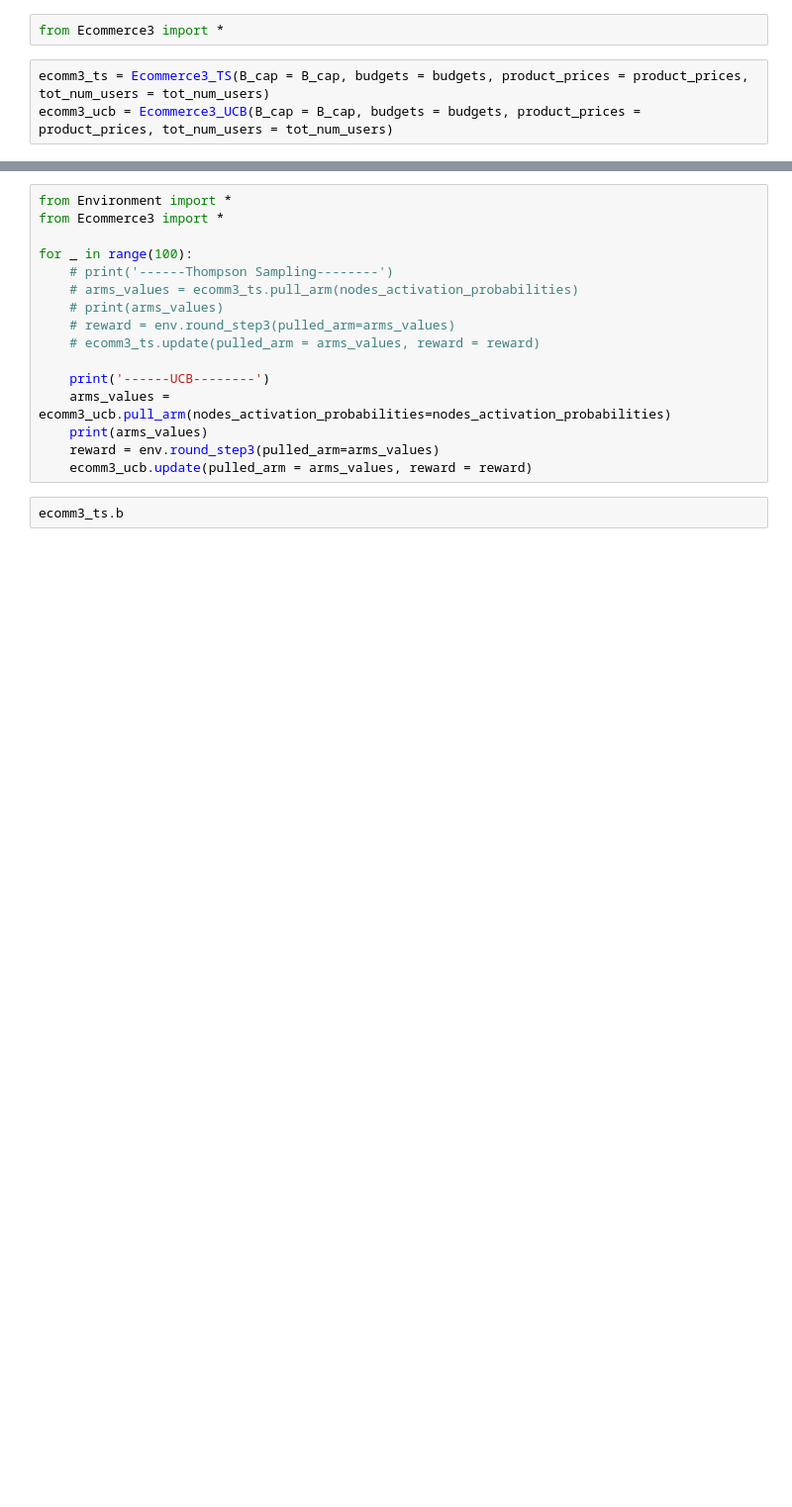
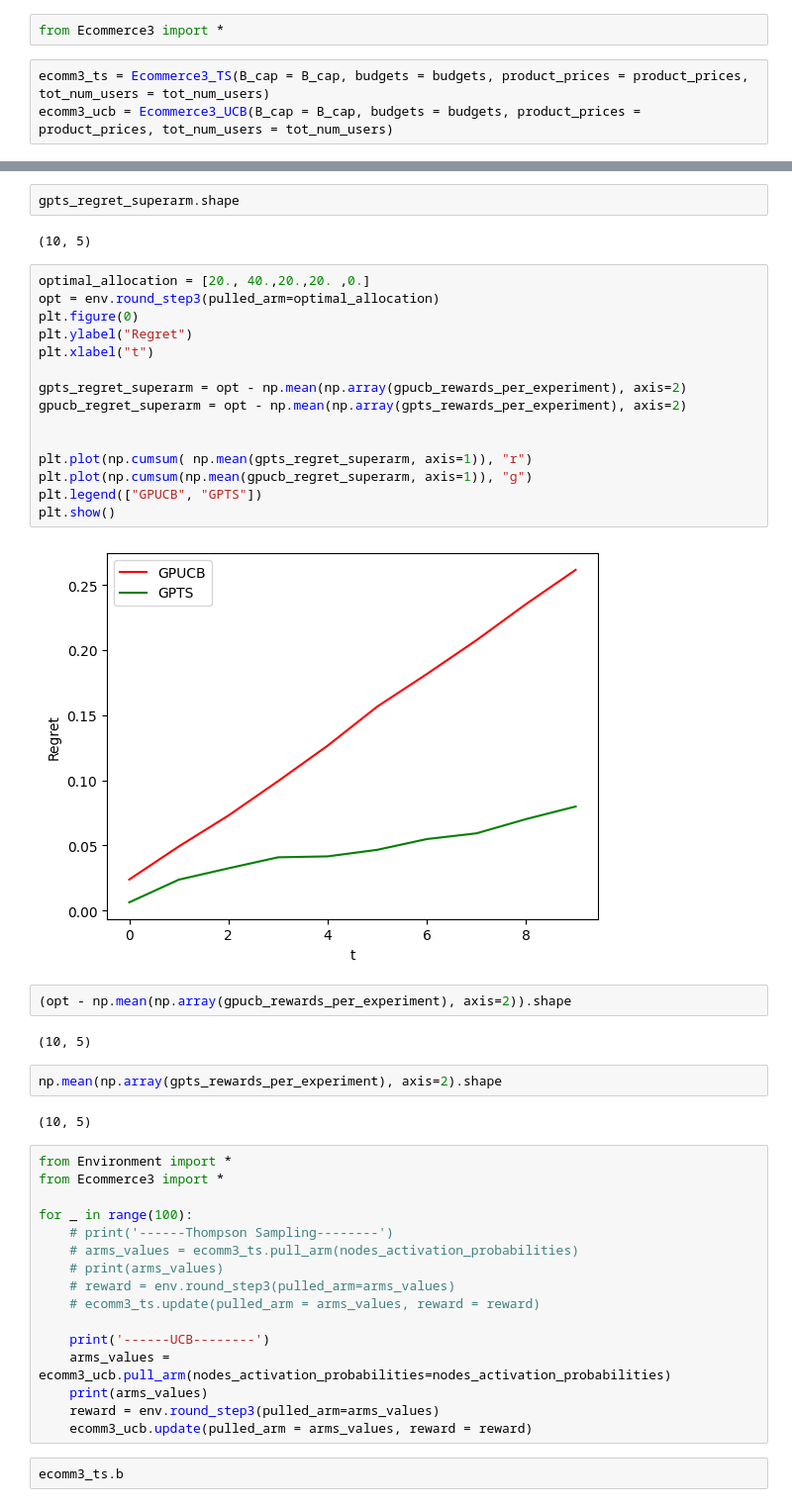
Before and after one commit to FPuoti255/OLA_project, a Jupyter notebook: src/trial_notebook.ipynb, the cells around one changed output, grey strips where cells are left out. Shown at 99% size. Saved outputs shown, nothing was run; the diff lists cells and outputs as text; blank space fills up the shorter version.

Commit message:
simulation step 3 implemented, and code reorganization

```diff
--- a/src/trial_notebook.ipynb
+++ b/src/trial_notebook.ipynb
@@ -41,3 +128,32 @@ ecomm3_ucb = Ecommerce3_UCB(B_cap = B_cap, budgets = budgets, product_prices = p
+# %%
+gpts_regret_superarm.shape
+# %% [output]
+(10, 5)
+# %%
+optimal_allocation = [20., 40.,20.,20. ,0.]
+opt = env.round_step3(pulled_arm=optimal_allocation)
+plt.figure(0)
+plt.ylabel("Regret")
+plt.xlabel("t")
+
+gpts_regret_superarm = opt - np.mean(np.array(gpucb_rewards_per_experiment), axis=2)
+gpucb_regret_superarm = opt - np.mean(np.array(gpts_rewards_per_experiment), axis=2)
+
+
+plt.plot(np.cumsum( np.mean(gpts_regret_superarm, axis=1)), "r")
+plt.plot(np.cumsum(np.mean(gpucb_regret_superarm, axis=1)), "g")
+plt.legend(["GPUCB", "GPTS"])
+plt.show()
+# %% [output]
+[figure, added]
+# %%
+(opt - np.mean(np.array(gpucb_rewards_per_experiment), axis=2)).shape
+# %% [output]
+(10, 5)
+# %%
+np.mean(np.array(gpts_rewards_per_experiment), axis=2).shape
+# %% [output]
+(10, 5)
 # %%
 from Environment import *
 from Ecommerce3 import *
```
Also changed, not shown: parts of 5 cells of this notebook, 7 other files.
